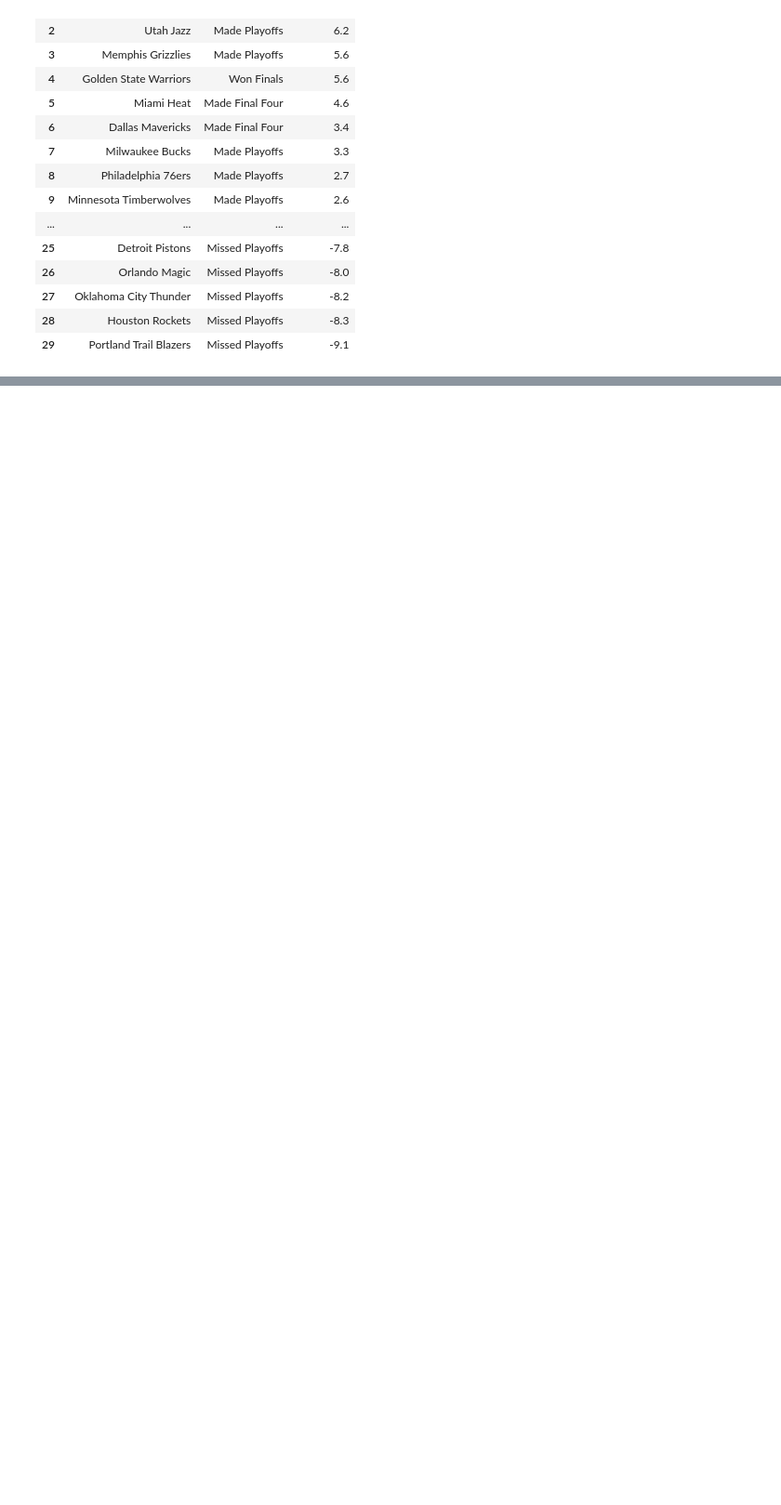
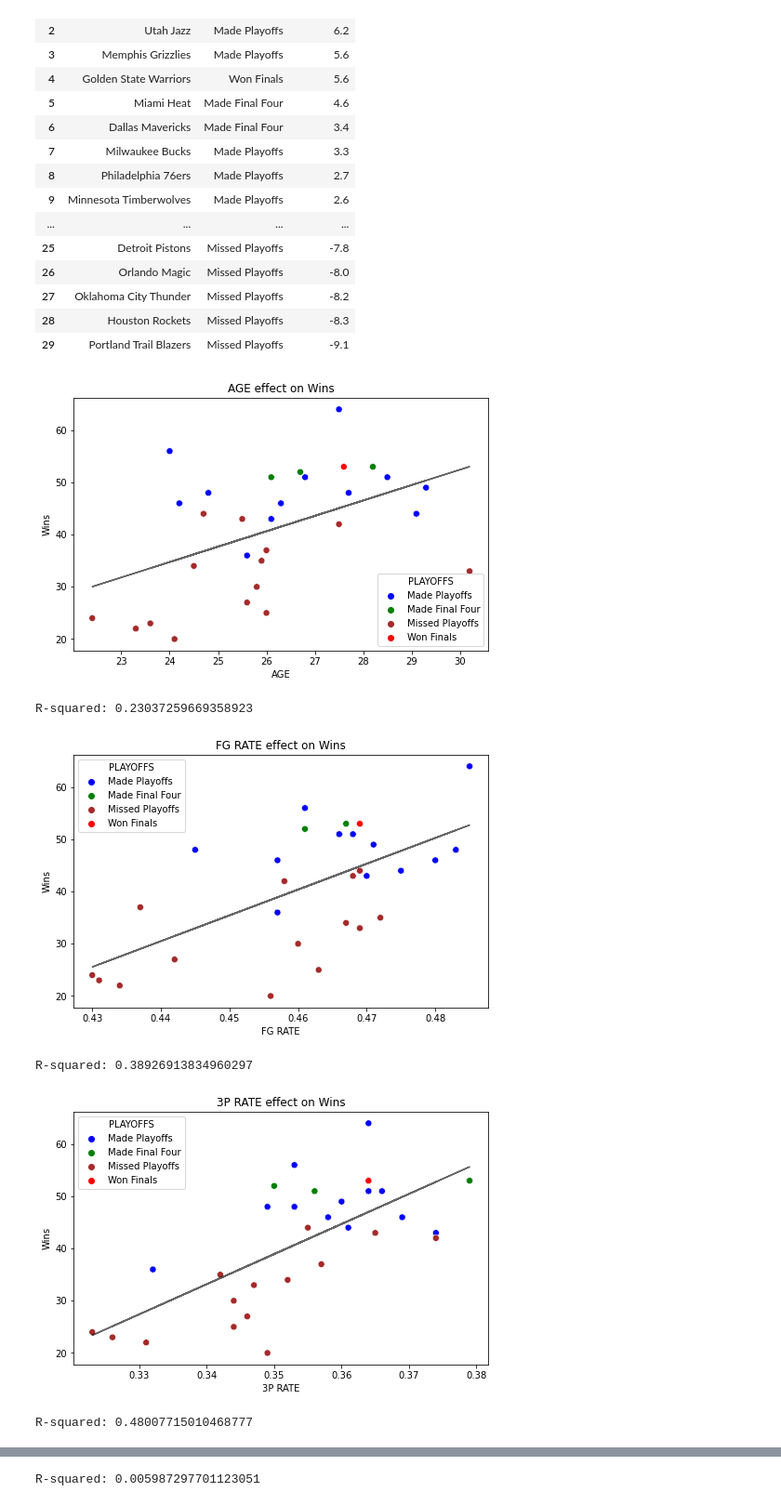
Before and after one commit to Kc1227/Math-42-Final-Project, a Jupyter notebook: EDA.ipynb, the cells around one changed output, grey strips where cells are left out. Shown at 93% size. Drawn from its saved outputs; the diff is of its cells as text; code cells hidden in the pictures; blank space fills up the shorter version.

```diff
--- a/EDA.ipynb
+++ b/EDA.ipynb
@@ -97,3 +97,49 @@ df[['TEAM', 'PLAYOFFS', "Net Rating"]].sort_values("Net Rating", ascending = Fal
 | 27 | Oklahoma City Thunder | Missed Playoffs | -8.2 |
 | 28 | Houston Rockets | Missed Playoffs | -8.3 |
 | 29 | Portland Trail Blazers | Missed Playoffs | -9.1 |
+# %%
+def test_statistic(df, stat, figsize = (8, 5), y = "W", playoffs = "PLAYOFFS", s = 50,
+                   title = 'Default', xlabel = 'Default', ylabel = 'Default'):
+
+
+
+    if title == 'Default':
+        title = f'{stat} effect on Wins'
+    if xlabel == 'Default':
+        xlabel = stat
+    if ylabel == 'Default':
+        ylabel = 'Wins'
+
+    plt.figure(figsize = figsize)
+    scatter = sns.scatterplot(x = stat, y = y, data = df, hue = playoffs, palette = colors, s = s)
+    scatter.set(title = title, xlabel = xlabel, ylabel = ylabel)
+
+    x = df[stat].values.reshape(-1, 1)
+    y = df[y].values
+    model = LinearRegression().fit(x, y)
+    plt.plot(x, model.predict(x), color = 'black', alpha = 0.6)
+    r_2 = r2_score(y, model.predict(x))
+
+    r2_dict[stat] = r_2
+
+    plt.show()
+
+    print(f'R-squared: {r_2}')
+# %%
+r2_dict = {}
+
+to_test = ['AGE', 'FG RATE', '3P RATE', 'FTA', 'FT RATE', 'ORB',
+          'TRB', 'AST', 'STL', 'BLK', 'TOV', 'PF', 'ORTG', 'DRTG', 'PACE',
+          'FTR', '3PAR', 'TS', 'OFF EFG', 'OFF TOV', 'OFF ORB', 'OFF FT/FGA',
+          'DEF EFG', 'DEF TOV', 'DEF DRB', 'DEF FT/FGA', 'DIST', 'LAYUP FREQ',
+          'CORNER FREQ', 'CORNER RATE']
+
+for stat in to_test:
+    test_statistic(df = stats_df, stat = stat)
+# %% [output]
+[figure, added]
+R-squared: 0.23037259669358923
+[figure, added]
+R-squared: 0.38926913834960297
+[figure, added]
+R-squared: 0.48007715010468777
@@ -99,0 +147 @@ df[['TEAM', 'PLAYOFFS', "Net Rating"]].sort_values("Net Rating", ascending = Fal
+R-squared: 0.005987297701123051
```
Also changed, not shown: parts of 4 cells of this notebook.
